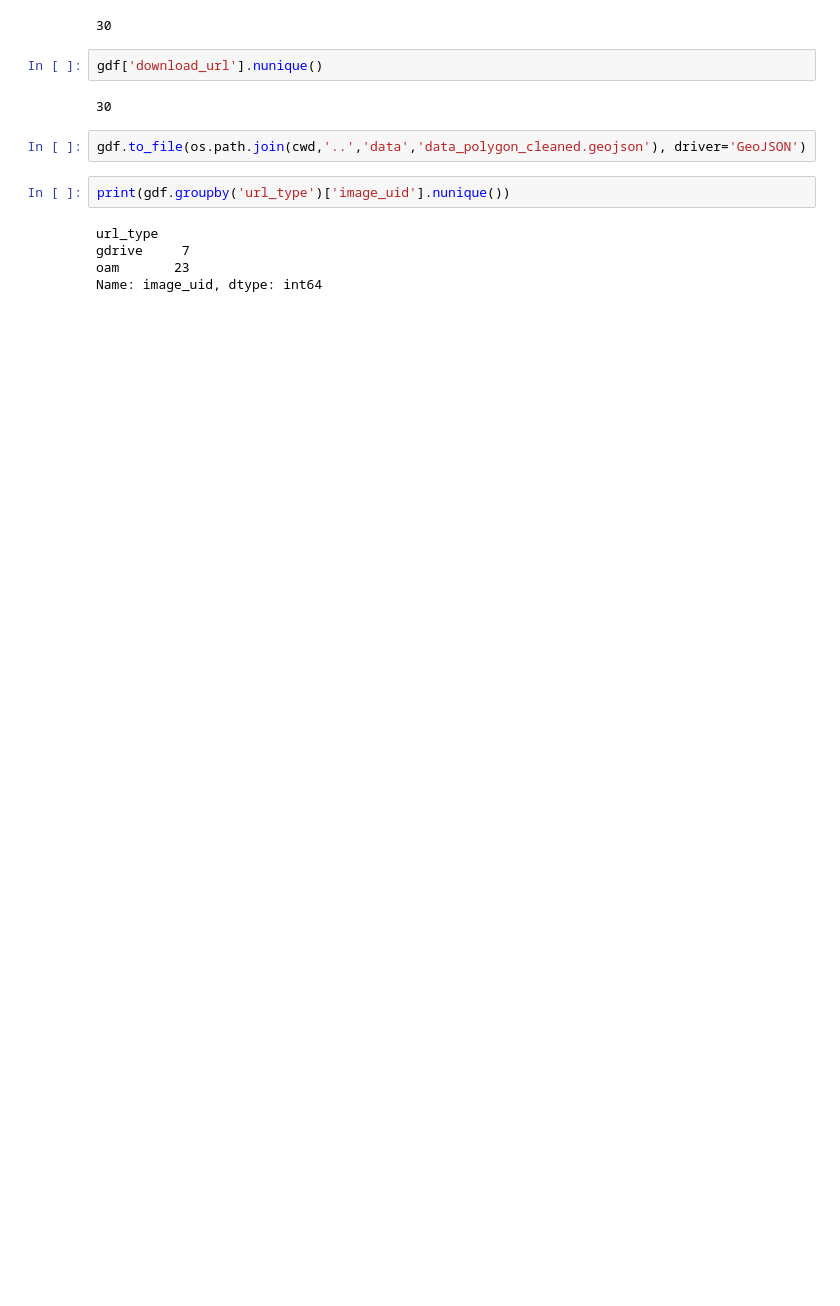
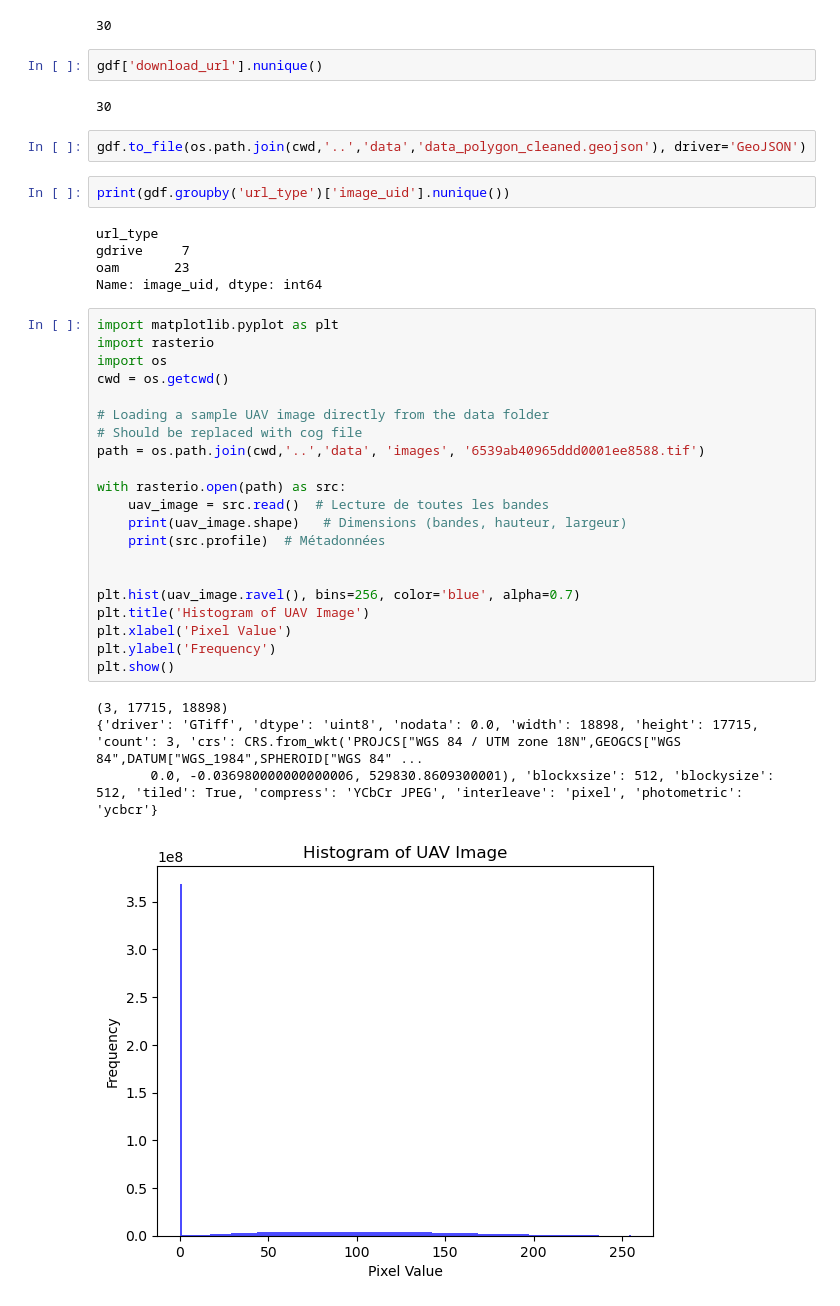
Before and after one commit to kshitijrajsharma/landcoverclassification, a Jupyter notebook: notebooks/info.ipynb, the cells around one changed output. Cells and saved outputs as stored; diff of their text form; blank space fills up the shorter version.

Commit message:
added histogram of imagery for noise id

```diff
--- a/notebooks/info.ipynb
+++ b/notebooks/info.ipynb
@@ -120,3 +120,29 @@ url_type
 gdrive     7
 oam       23
 Name: image_uid, dtype: int64
+# %%
+import matplotlib.pyplot as plt
+import rasterio
+import os
+cwd = os.getcwd()
+
+# Loading a sample UAV image directly from the data folder
+# Should be replaced with cog file
+path = os.path.join(cwd,'..','data', 'images', '6539ab40965ddd0001ee8588.tif')
+
+with rasterio.open(path) as src:
+    uav_image = src.read()  # Lecture de toutes les bandes
+    print(uav_image.shape)   # Dimensions (bandes, hauteur, largeur)
+    print(src.profile)  # Métadonnées
+
+
+plt.hist(uav_image.ravel(), bins=256, color='blue', alpha=0.7)
+plt.title('Histogram of UAV Image')
+plt.xlabel('Pixel Value')
+plt.ylabel('Frequency')
+plt.show()
+# %% [output]
+(3, 17715, 18898)
+{'driver': 'GTiff', 'dtype': 'uint8', 'nodata': 0.0, 'width': 18898, 'height': 17715, 'count': 3, 'crs': CRS.from_wkt('PROJCS["WGS 84 / UTM zone 18N",GEOGCS["WGS 84",DATUM["WGS_1984",SPHEROID["WGS 84" ...
+       0.0, -0.036980000000000006, 529830.8609300001), 'blockxsize': 512, 'blockysize': 512, 'tiled': True, 'compress': 'YCbCr JPEG', 'interleave': 'pixel', 'photometric': 'ycbcr'}
+[figure, added]
```
